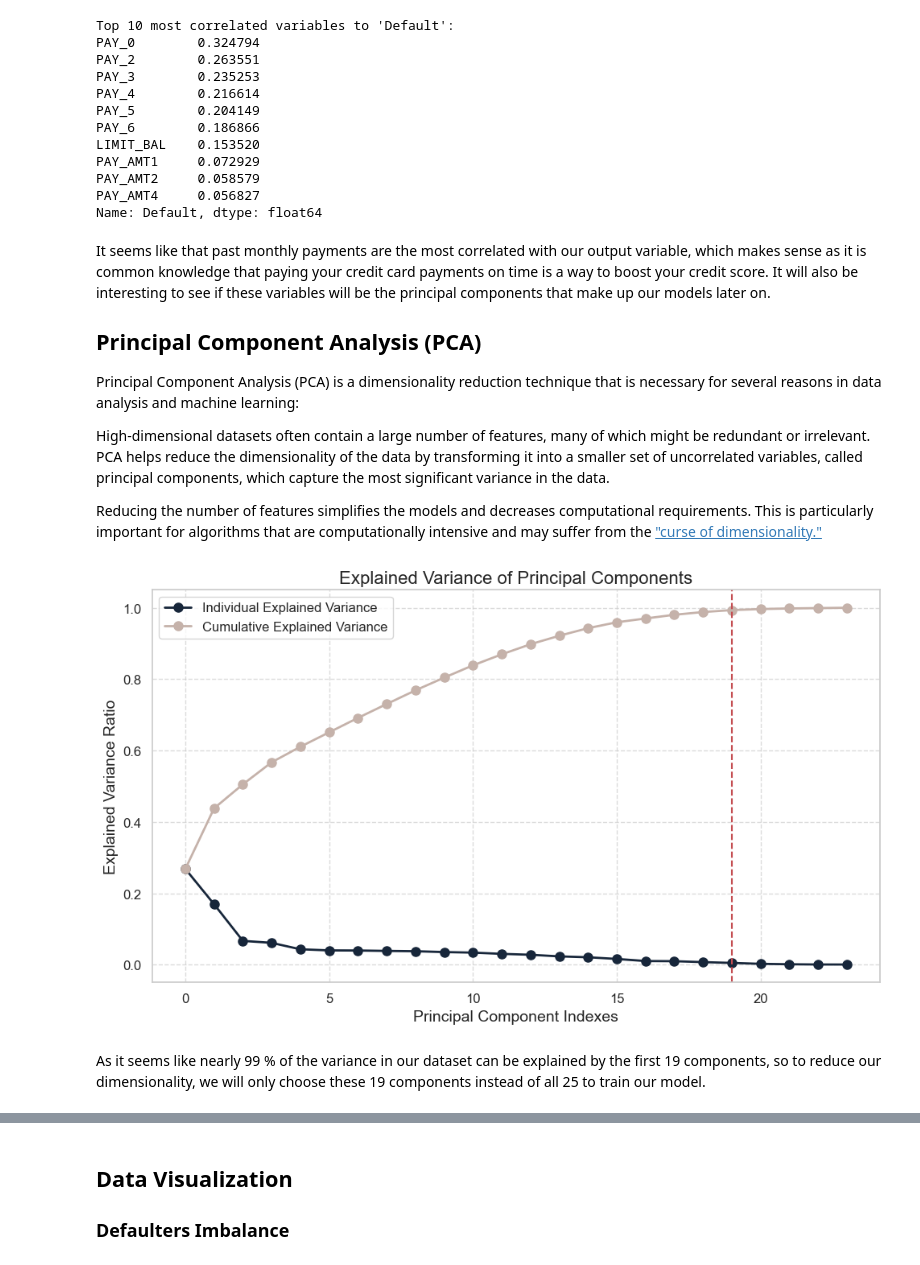
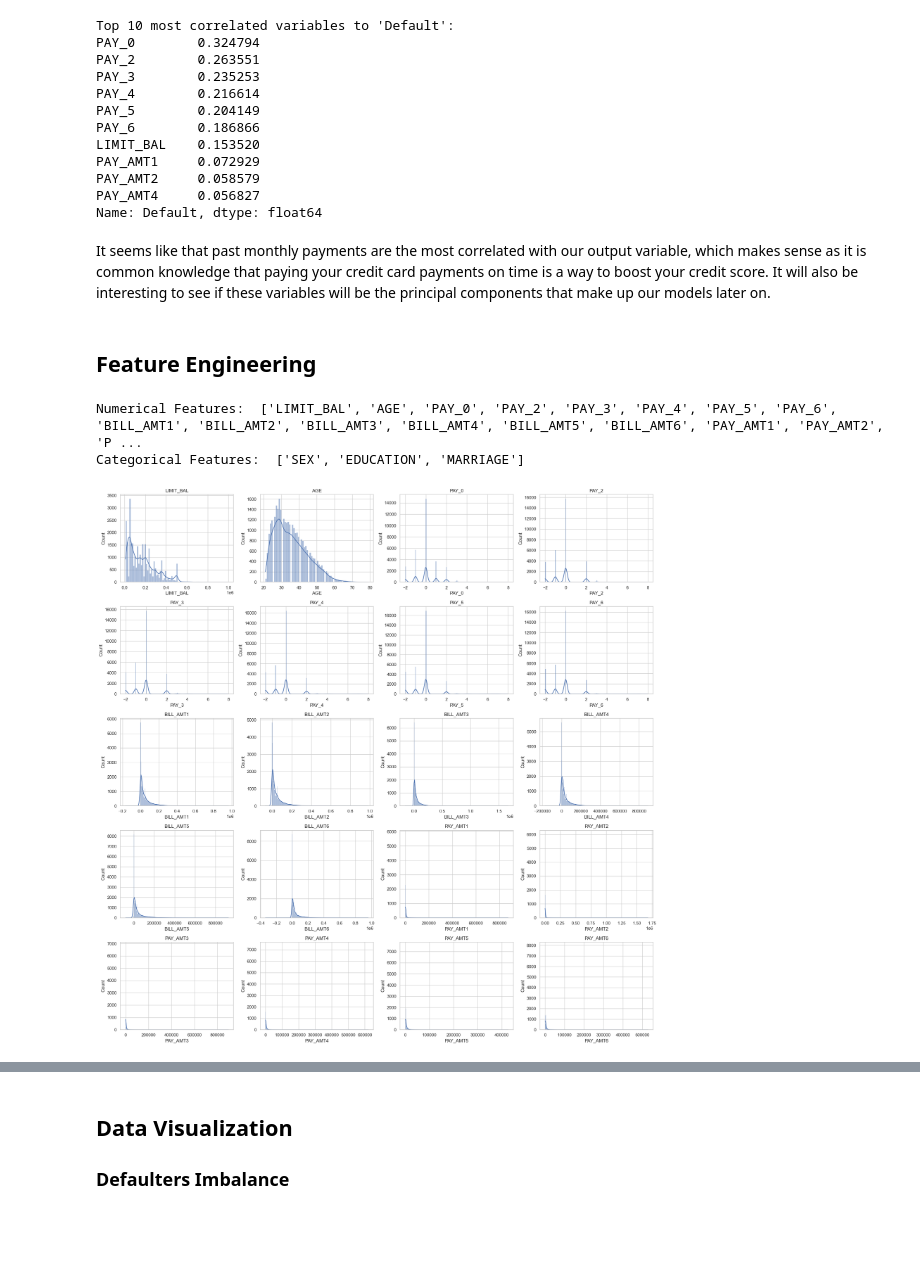
Before and after one commit to martinl5/Credit-Card-Default-in-Taiwan, a Jupyter notebook: creditcarddefault.ipynb, the cells around one changed output, grey strips where cells are left out. Cells and saved outputs as stored; diff of their text form; code cells hidden in the pictures; blank space fills up the shorter version.

```diff
--- a/creditcarddefault.ipynb
+++ b/creditcarddefault.ipynb
@@ -181,44 +171,3 @@ PAY_AMT4     0.056827
 Name: Default, dtype: float64
 # %% [markdown]
 It seems like that past monthly payments are the most correlated with our output variable, which makes sense as it is common knowledge that paying your credit card payments on time is a way to boost your credit score. It will also be interesting to see if these variables will be the principal components that make up our models later on.
-
-
-## Principal Component Analysis (PCA)
-
-Principal Component Analysis (PCA) is a dimensionality reduction technique that is necessary for several reasons in data analysis and machine learning:
-
-High-dimensional datasets often contain a large number of features, many of which might be redundant or irrelevant. PCA helps reduce the dimensionality of the data by transforming it into a smaller set of uncorrelated variables, called principal components, which capture the most significant variance in the data.
-
-Reducing the number of features simplifies the models and decreases computational requirements. This is particularly important for algorithms that are computationally intensive and may suffer from the ["curse of dimensionality."](https://en.wikipedia.org/wiki/Curse_of_dimensionality)
-# %%
-X_train,X_test,Y_train,Y_test= train_test_split(X,Y,test_size=0.20,random_state=42)
-
-pc = X_train.shape[1] #number columns = 25
-pca = PCA(n_components=pc)
-pca.fit(X_train)
-
-sns.set(style="whitegrid")
-colors = ["#17263a", "#c5b2aa"]
-plt.figure(figsize=(10, 6))
-
-plt.plot(pca.explained_variance_ratio_, marker='o', color=colors[0], linewidth=2, markersize=8, label='Individual Explained Variance')
-
-plt.plot(np.cumsum(pca.explained_variance_ratio_), marker='o', color=colors[1], linewidth=2, markersize=8, label='Cumulative Explained Variance')
-
-# Customize the appearance
-plt.axvline(19, color='r', linestyle='--', linewidth=1.5)
-plt.title('Explained Variance of Principal Components', fontsize=16)
-plt.xlabel('Principal Component Indexes', fontsize=14)
-plt.ylabel('Explained Variance Ratio', fontsize=14)
-plt.legend(loc='best', fontsize=12)
-plt.xticks(fontsize=12)
-plt.yticks(fontsize=12)
-plt.grid(True, linestyle='--', alpha=0.7)
-
-# Add tight layout and show the plot
-plt.tight_layout()
-plt.show()
-# %% [output]
-[figure, removed]
-# %% [markdown]
-As it seems like nearly 99 % of the variance in our dataset can be explained by the first 19 components, so to reduce our dimensionality, we will only choose these 19 components instead of all 25 to train our model.
@@ -237,0 +174,24 @@ X_test = pd.DataFrame(X_test_pca, columns=columns)
+# %% [markdown]
+## Feature Engineering
+# %%
+num_features = ['LIMIT_BAL', 'AGE', 'PAY_0', 'PAY_2',
+       'PAY_3', 'PAY_4', 'PAY_5', 'PAY_6', 'BILL_AMT1', 'BILL_AMT2',
+       'BILL_AMT3', 'BILL_AMT4', 'BILL_AMT5', 'BILL_AMT6', 'PAY_AMT1',
+       'PAY_AMT2', 'PAY_AMT3', 'PAY_AMT4', 'PAY_AMT5', 'PAY_AMT6'] # numerical features
+cat_features = ['SEX', 'EDUCATION', 'MARRIAGE']# categorical features
+print("Numerical Features: ", num_features)
+print("Categorical Features: ", cat_features)
+# %% [output]
+Numerical Features:  ['LIMIT_BAL', 'AGE', 'PAY_0', 'PAY_2', 'PAY_3', 'PAY_4', 'PAY_5', 'PAY_6', 'BILL_AMT1', 'BILL_AMT2', 'BILL_AMT3', 'BILL_AMT4', 'BILL_AMT5', 'BILL_AMT6', 'PAY_AMT1', 'PAY_AMT2', 'P ...
+Categorical Features:  ['SEX', 'EDUCATION', 'MARRIAGE']
+# %%
+# examine the distributions of the features
+plt.figure(figsize=(20, 20))
+for i, feature in enumerate(num_features):
+    plt.subplot(5, 4, i+1)
+    sns.histplot(df[feature], kde=True)
+    plt.title(feature)
+plt.tight_layout()
+plt.show()
+# %% [output]
+[figure, added]
```
Also changed, not shown: parts of 48 cells of this notebook.
